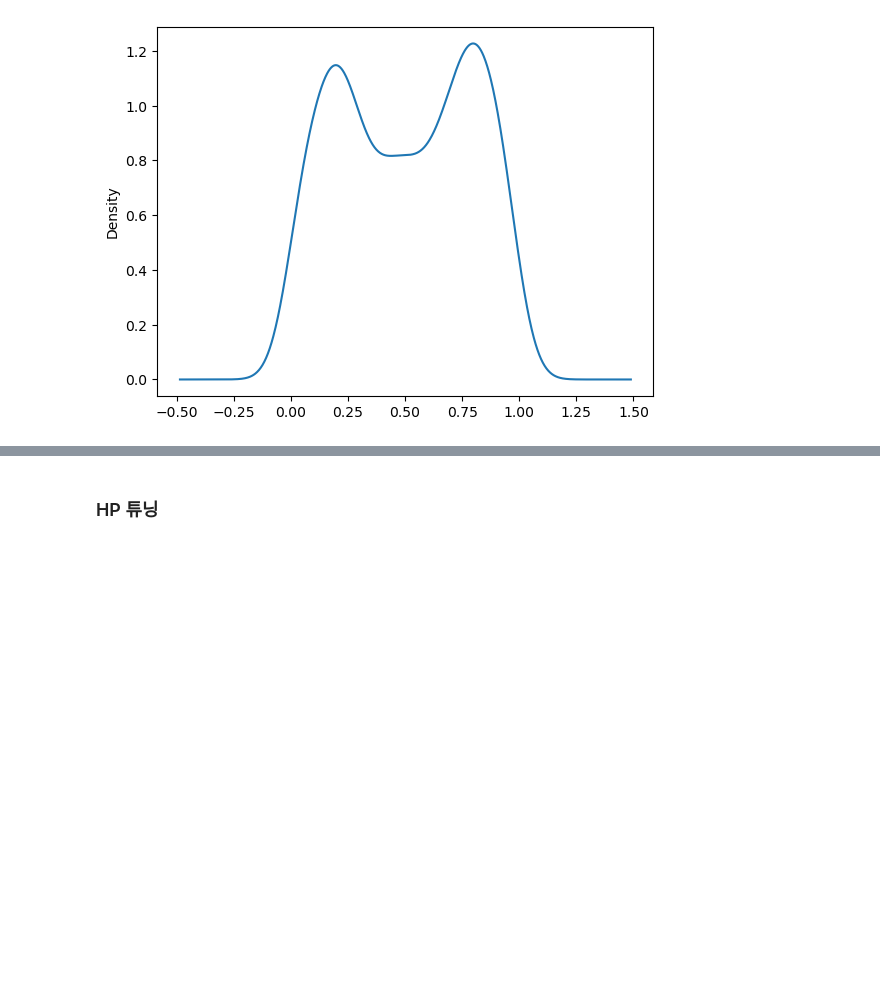
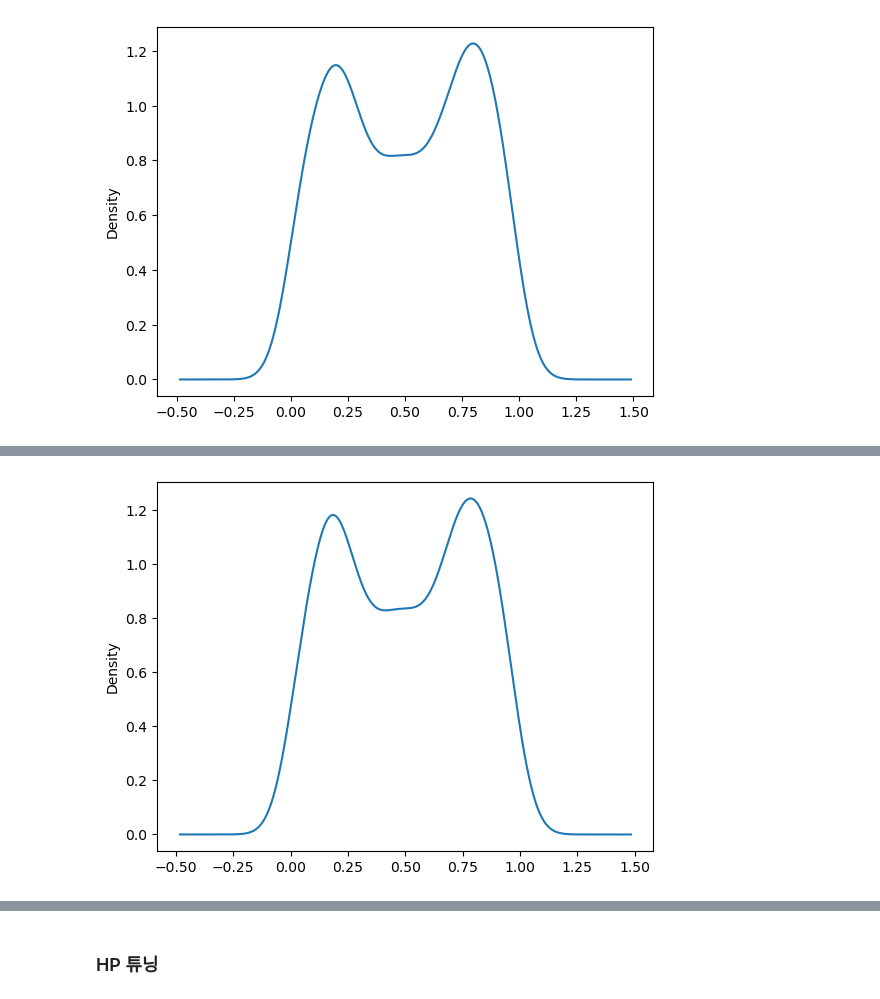
Before and after one commit to boostcampaitech4lv23recsys2/level2_dkt_recsys-level2-recsys-08, a Jupyter notebook: LGBM/LGBM_apply_FE_assess_count_solvesec_650.ipynb, the cells around one changed output, grey strips where cells are left out. Drawn from its saved outputs; the diff is of its cells as text; code cells hidden in the pictures; blank space fills up the shorter version.

Commit message:
[Feats][조원준] assess_count 피처 성능 테스트

```diff
--- a/LGBM/LGBM_apply_FE_assess_count_solvesec_650.ipynb
+++ b/LGBM/LGBM_apply_FE_assess_count_solvesec_650.ipynb
@@ -593,0 +191,89 @@ writing prediction : output/12_05_Mon_LGBM_기존_피처_30개.csv
+# %%
+# Hyper parameter 설정
+params = {
+#     "max_depth": 8,  # 8,
+#     "min_data_in_leaf": 1000,
+    # "feature_fraction": 0.6,  # 0.8,
+#     "bagging_fraction": 0.75,
+    # "max_cat_group": 64,
+    "objective": "binary",
+#     "boosting": "gbdt",  # dart
+    "learning_rate": 0.01,  # 0.01,
+    # "bagging_freq": 5,
+    "seed": 42,
+    # "max_bin": 50,
+#     "num_leaves": 80,  # 40,
+#     "metric": "auc",
+}
+### 피처 설정
+# 사용할 Feature 설정
+FEATS = ['uidIdx',
+         'assIdx',
+         'testIdx',
+         'KnowledgeTag',
+         'user_correct_answer',
+         'user_total_answer',
+         'big_category',
+         'mid_category',
+         'problem_num',
+         'month','day','dayname','hour',
+         'user_acc',
+         'test_mean',
+         'test_sum',
+         'test_std',
+         'tag_std',
+         'tag_mean',
+         'tag_sum',
+         'solvesec_3600',
+         'time_category',
+         'solvesec_cumsum',
+         'solvecumsum_category',
+         'big_category_cumconut',
+         'big_category_user_cum_acc',
+         'mid_category_cumconut',
+         'mid_category_user_cum_acc',
+         'ass_difficulty',
+         'pb_num_difficulty',
+         'assess_count'
+        ]
+
+cat_feats = ['uidIdx','assIdx','testIdx','KnowledgeTag','big_category','mid_category',
+             'problem_num','dayname','month','time_category','solvecumsum_category']
+cat_feats_idx = [i for i,e in enumerate(FEATS) if e in cat_feats]
+
+### 학습 및 예측
+
+date = datetime.now().strftime('%m/%d %a')
+title=f"🌈({date})[LGBM assess_count 추가 lr 0.01] 피처: {len(FEATS)}개"
+using_feats=", ".join(FEATS)
+desc=f"사용된 피처({len(FEATS)})\n{using_feats}"
+cat_feats_idx, title, desc
+
+mlflow.lightgbm.autolog()
+lgb_x_train = lgb.Dataset(x_train[FEATS], y_train)
+lgb_x_valid = lgb.Dataset(x_valid[FEATS], y_valid)
+
+with mlflow.start_run(run_name=title, description=desc) as run:
+    model31 = lgb.train(
+        params,
+        lgb_x_train,
+        valid_sets=[lgb_x_valid],
+        verbose_eval=100,
+        num_boost_round=10000,
+        categorical_feature=cat_feats_idx,
+        early_stopping_rounds=100,
+    )
+    preds = model31.predict(x_valid[FEATS])
+    acc = accuracy_score(y_valid, np.where(preds >= 0.5, 1, 0))
+    auc = roc_auc_score(y_valid, preds)
+    print(f'VALID AUC : {auc} ACC : {acc}\n')
+    mlflow.log_metric("VAL AUC",auc)
+    mlflow.log_metric("VAL Set SEED",SEED)
+    model31_run_id=run.info.run_id
+    post_slack("done")
+    print(f"{model31_run_id=}")
+    file_name = title2filename(title)
+    test_preds = lgbm_predict(test, model31, FEATS, f'{file_name}.csv')
+
+q = pd.Series(test_preds).plot(kind='kde')
+# %% [output]
@@ -593,0 +300 @@ writing prediction : output/12_05_Mon_LGBM_기존_피처_30개.csv
+[figure, added]
```
Also changed, not shown: parts of 24 cells of this notebook.
